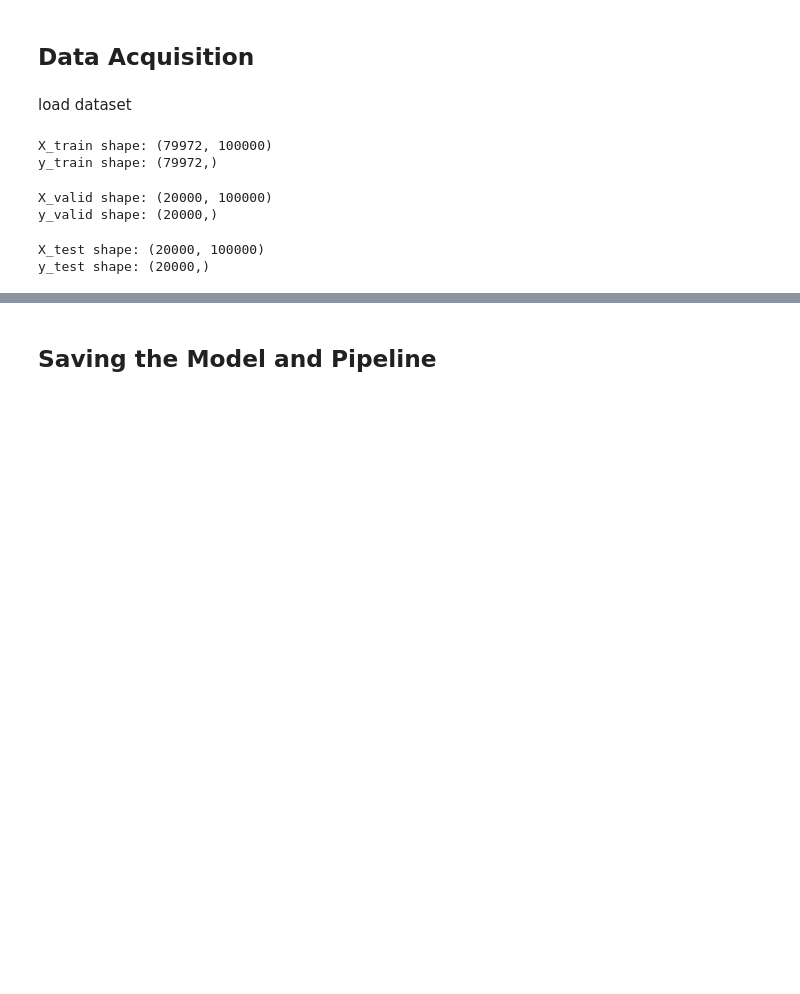
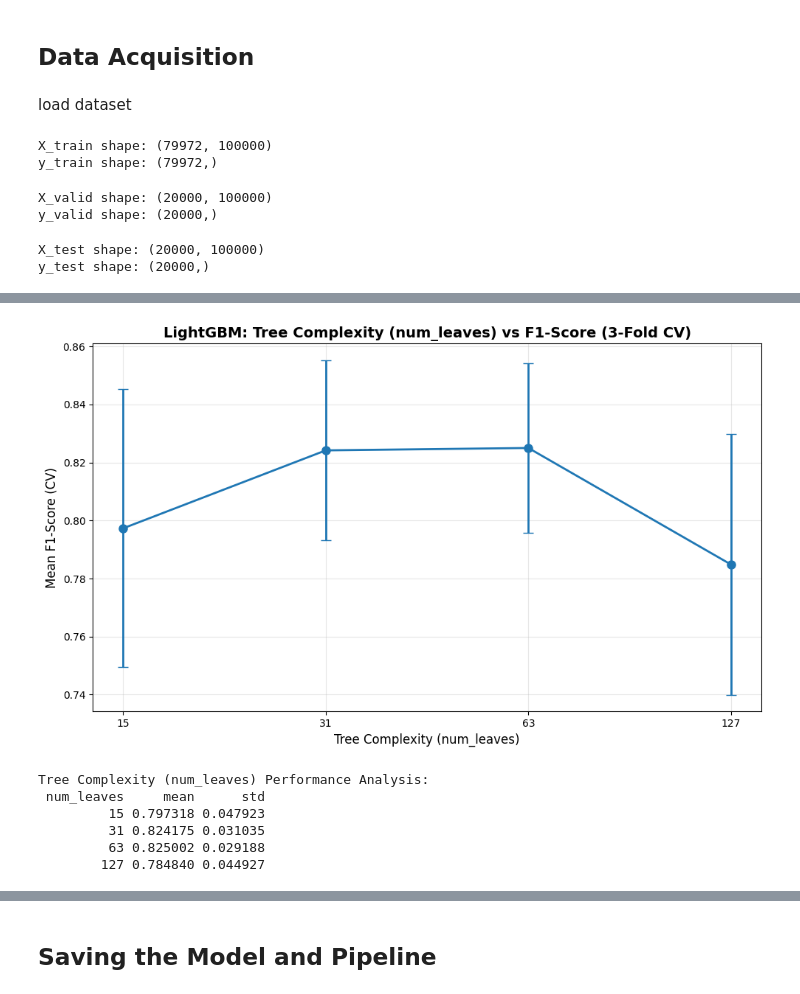
Before and after one commit to elsayedelmandoh/sentiment-sleuth, a Jupyter notebook: notebooks/13_lightgbm.ipynb, the cells around one changed output, grey strips where cells are left out. Cells and saved outputs as stored; diff of their text form; code cells hidden in the pictures; blank space fills up the shorter version.

```diff
--- a/notebooks/13_lightgbm.ipynb
+++ b/notebooks/13_lightgbm.ipynb
@@ -106,0 +172,29 @@ Training completed in 117.6661 seconds
+# %%
+# Analyze the effect of num_leaves (tree complexity) on F1-score
+cv_df = pd.DataFrame(random_search.cv_results_)
+cv_df['num_leaves'] = cv_df['params'].apply(lambda x: x['num_leaves'])
+# Average performance by num_leaves
+leaves_performance = cv_df.groupby('num_leaves')['mean_test_score'].agg(['mean', 'std']).reset_index()
+leaves_performance = leaves_performance.sort_values('num_leaves')
+# Plot num_leaves sensitivity
+plt.figure(figsize=(10, 6))
+plt.errorbar(np.arange(len(leaves_performance)), leaves_performance['mean'],
+             yerr=leaves_performance['std'], marker='o', capsize=5, linewidth=2, markersize=8)
+plt.xlabel('Tree Complexity (num_leaves)', fontsize=12)
+plt.ylabel('Mean F1-Score (CV)', fontsize=12)
+plt.title('LightGBM: Tree Complexity (num_leaves) vs F1-Score (3-Fold CV)', fontsize=14, fontweight='bold')
+plt.xticks(np.arange(len(leaves_performance)), leaves_performance['num_leaves'].astype(int))
+plt.grid(True, alpha=0.3)
+plt.tight_layout()
+plt.savefig('lgb_num_leaves_sensitivity.png', dpi=300, bbox_inches='tight')
+plt.show()
+print("\nTree Complexity (num_leaves) Performance Analysis:")
+print(leaves_performance.to_string(index=False))
+# %% [output]
+[figure, added]
+Tree Complexity (num_leaves) Performance Analysis:
+ num_leaves     mean      std
+         15 0.797318 0.047923
+         31 0.824175 0.031035
+         63 0.825002 0.029188
+        127 0.784840 0.044927
```
Also changed, not shown: parts of 24 cells of this notebook, 6 other files.
